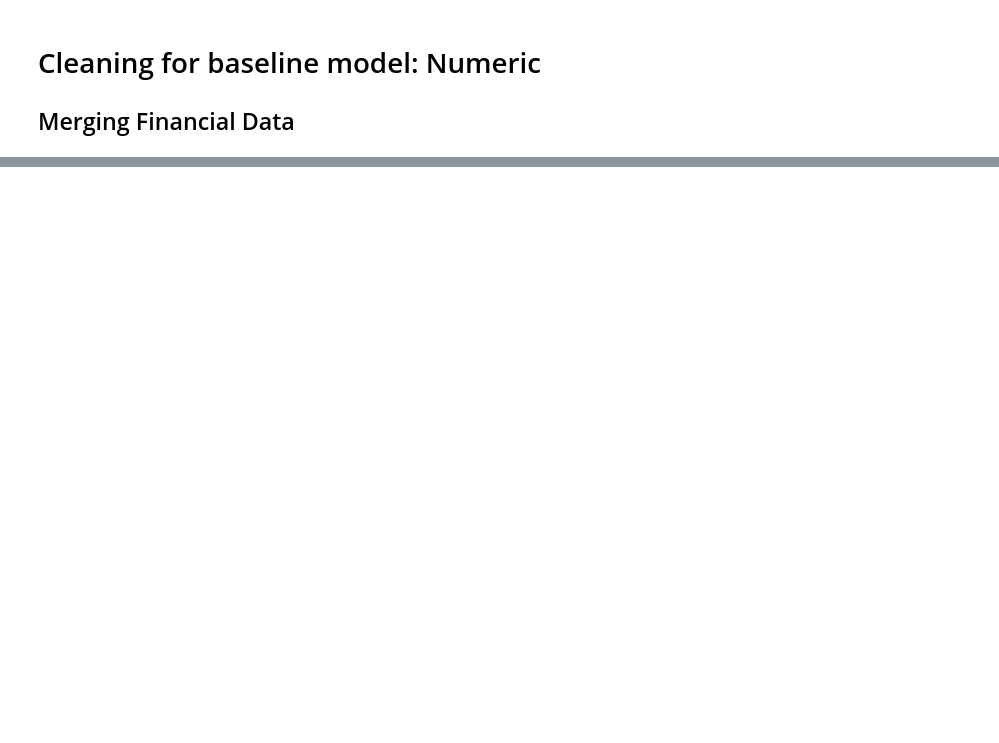
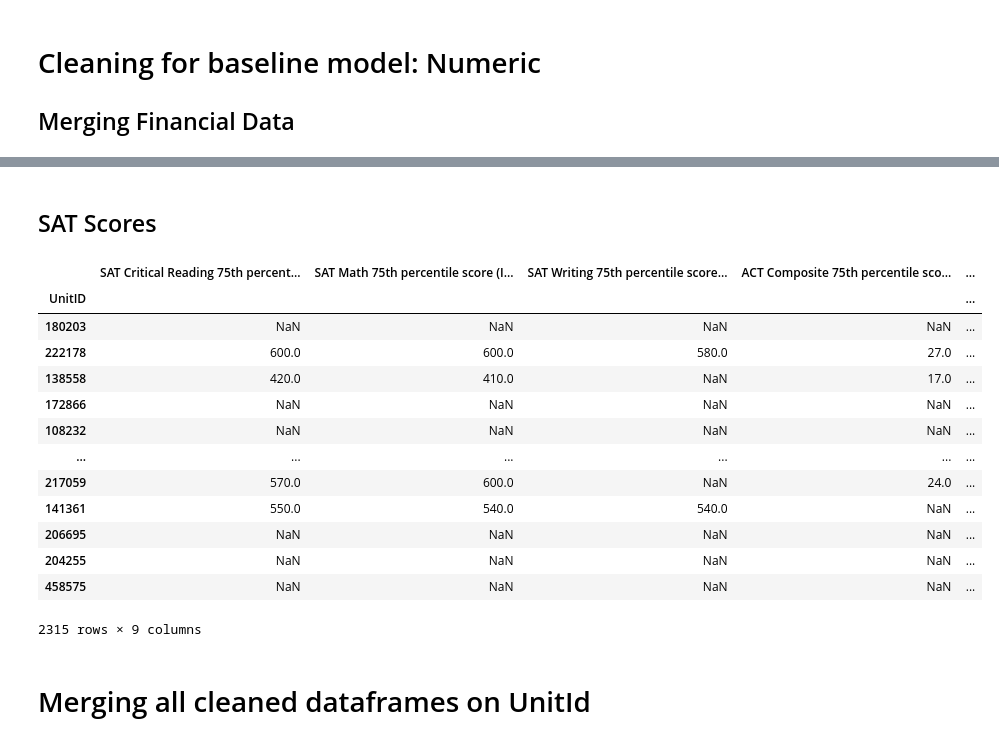
Before and after one commit to robcamp-code/DataSciencePortfolio, a Jupyter notebook: UniversityGraduationRates/BaseLine Modeling.ipynb, the cells around one changed output, grey strips where cells are left out. Drawn from its saved outputs; the diff is of its cells as text; code cells hidden in the pictures; blank space fills up the shorter version.

```diff
--- a/UniversityGraduationRates/BaseLine Modeling.ipynb
+++ b/UniversityGraduationRates/BaseLine Modeling.ipynb
@@ -270,0 +413,32 @@ expenses_df.head()
+# %% [markdown]
+## SAT Scores
+# %%
+test_scores = numeric_df.loc[:,numeric_df.columns[106:]]
+# %%
+test_scores["SAT_AVG"] = (
+    test_scores[test_scores.columns[0]] +
+    test_scores[test_scores.columns[1]]) / 2
+
+test_scores["ACT_AVG"] = (
+    test_scores[test_scores.columns[3]] +
+    test_scores[test_scores.columns[4]] +
+    test_scores[test_scores.columns[5]]) / 3
+# %%
+test_scores
+# %% [output]
+|  | SAT Critical Reading 75th percent... | SAT Math 75th percentile score (I... | SAT Writing 75th percentile score... | ACT Composite 75th percentile sco... | ... |
+| UnitID |  |  |  |  | ... |
+| 180203 | NaN | NaN | NaN | NaN | ... |
+| 222178 | 600.0 | 600.0 | 580.0 | 27.0 | ... |
+| 138558 | 420.0 | 410.0 | NaN | 17.0 | ... |
+| 172866 | NaN | NaN | NaN | NaN | ... |
+| 108232 | NaN | NaN | NaN | NaN | ... |
+| ... | ... | ... | ... | ... | ... |
+| 217059 | 570.0 | 600.0 | NaN | 24.0 | ... |
+| 141361 | 550.0 | 540.0 | 540.0 | NaN | ... |
+| 206695 | NaN | NaN | NaN | NaN | ... |
+| 204255 | NaN | NaN | NaN | NaN | ... |
+| 458575 | NaN | NaN | NaN | NaN | ... |
+2315 rows × 9 columns
+# %% [markdown]
+# Merging all cleaned dataframes on UnitId
```
Also changed, not shown: parts of 43 cells of this notebook, 1 other file.
